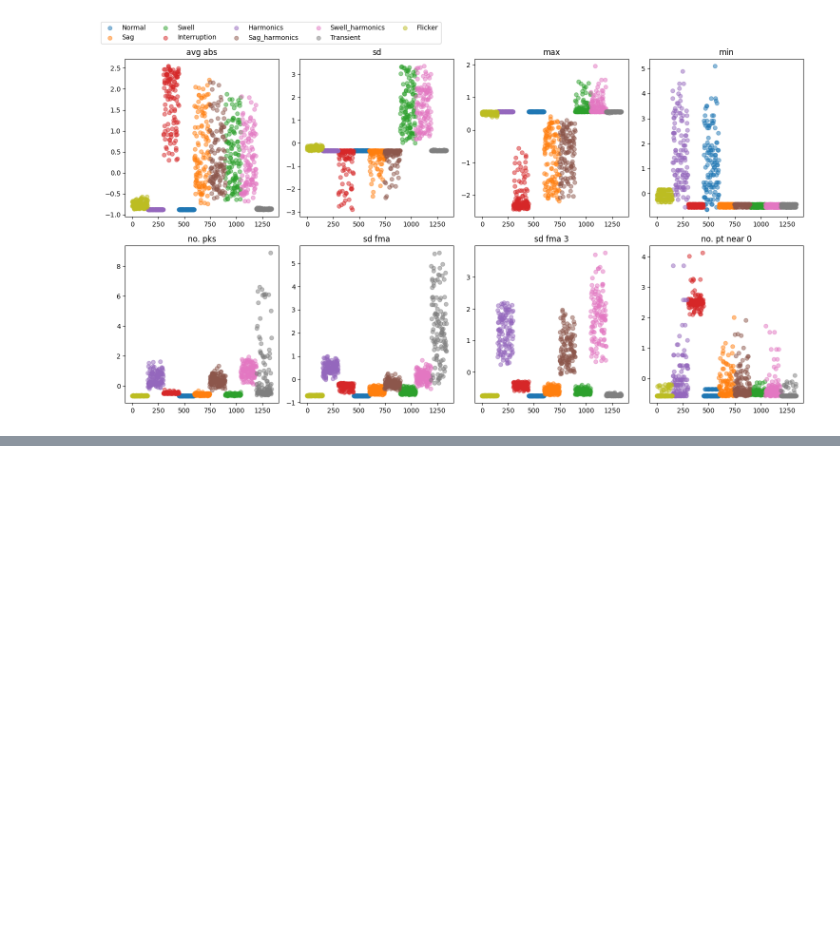
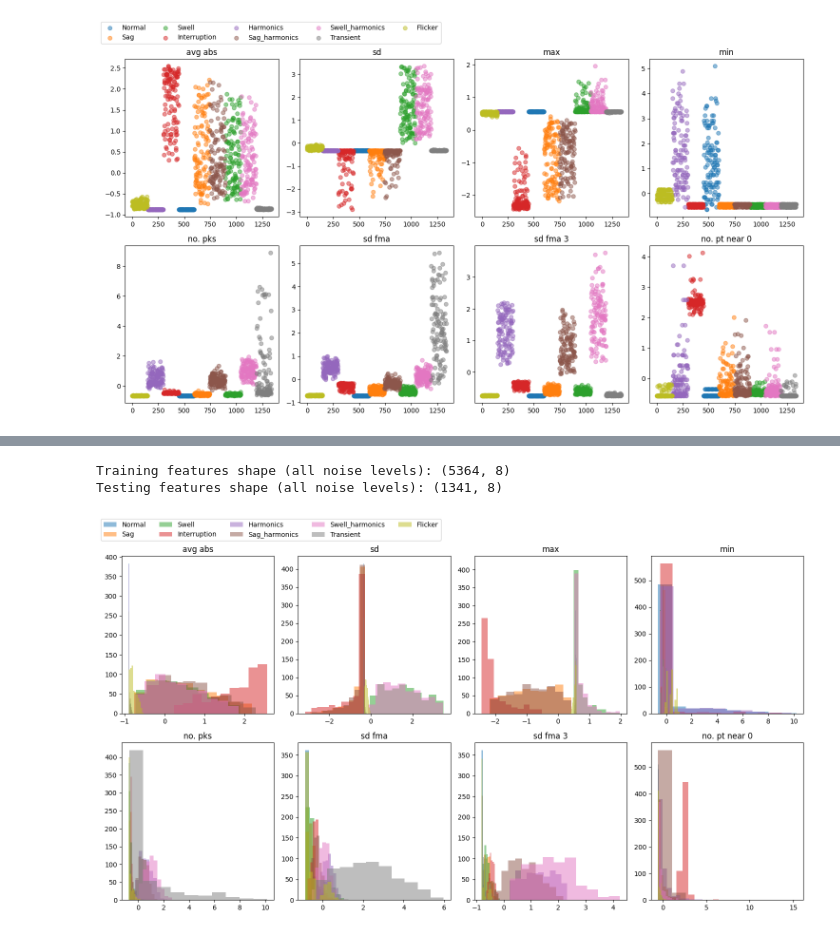
Before and after one commit to Kibestar/EE4C12---Machine-Learning-Project, a Jupyter notebook: Code/01 Task/feature_selection.ipynb, the cells around one changed output, grey strips where cells are left out. Cells and saved outputs as stored; diff of their text form; code cells hidden in the pictures; blank space fills up the shorter version.

Commit message:
all noise feature analysis

```diff
--- a/Code/01 Task/feature_selection.ipynb
+++ b/Code/01 Task/feature_selection.ipynb
@@ -71,3 +71,13 @@ PQD_features = { 'Normal': ['avg abs', 'min', 'sd fma 3'],
                     'Transient': ['avg abs', 'sd fma', 'sd fma 3'],
                     'Flicker': ['sd fma', 'sd fma 3', 'min'],
                     }
+# %%
+# Now the same with all noise levels
+from import_folder import import_all_noiselevel_data
+folders = ['SNR_noiseless', 'SNR_50dB', 'SNR_40dB', 'SNR_30dB', 'SNR_20dB']
+
+# 1. Load all noise levels into a single DataFrame
+all_data = import_all_noiselevel_data(folders, add_noise_column=False)
+
+# Inspect distribution across noise levels
+print(all_data['label'].value_counts())
@@ -73,0 +96,35 @@ PQD_features = { 'Normal': ['avg abs', 'min', 'sd fma 3'],
+# %%
+# 2. Separate Features and Label
+X_all = all_data.drop(columns=['label'])
+y_all = all_data['label']
+
+# 3. Train-Test Split (before scaling to prevent data leakage)
+X_train_all, X_test_all, y_train_all, y_test_all = train_test_split(
+    X_all, y_all, test_size=0.2, random_state=42, stratify=y_all
+)
+
+# 4. Feature Scaling
+scaler_all = StandardScaler()
+X_train_all_scaled = pd.DataFrame(scaler_all.fit_transform(X_train_all), index=X_train_all.index, columns=X_all.columns)
+X_test_all_scaled = pd.DataFrame(scaler_all.transform(X_test_all), index=X_test_all.index, columns=X_all.columns)
+
+print("Training features shape (all noise levels):", X_train_all_scaled.shape)
+print("Testing features shape (all noise levels):", X_test_all_scaled.shape)
+# %% [output]
+Training features shape (all noise levels): (5364, 8)
+Testing features shape (all noise levels): (1341, 8)
+# %%
+# 8 subplots: Each subplot will shows the histogram distribution of a feature for each label
+fig, axes = plt.subplots(2, 4, figsize=(15, 8))
+axes = axes.flatten()
+
+for i, feature in enumerate(X_train_all_scaled.columns):
+    for PQD, PQD_index in PQD_INDICES.items():
+        axes[i].hist(X_train_all_scaled[y_train_all == PQD_index][feature], alpha=0.5, label=PQD)
+    axes[i].set_title(feature)
+# one legend outside the subplots on the bottom
+handles, labels = axes[0].get_legend_handles_labels()
+fig.legend(handles, labels, loc='outside upper left', ncol=5, bbox_to_anchor=(0, 1.06))
+fig.tight_layout()
+# %% [output]
+[figure, added]
```
Also changed, not shown: parts of 3 cells of this notebook, 2 other files.
